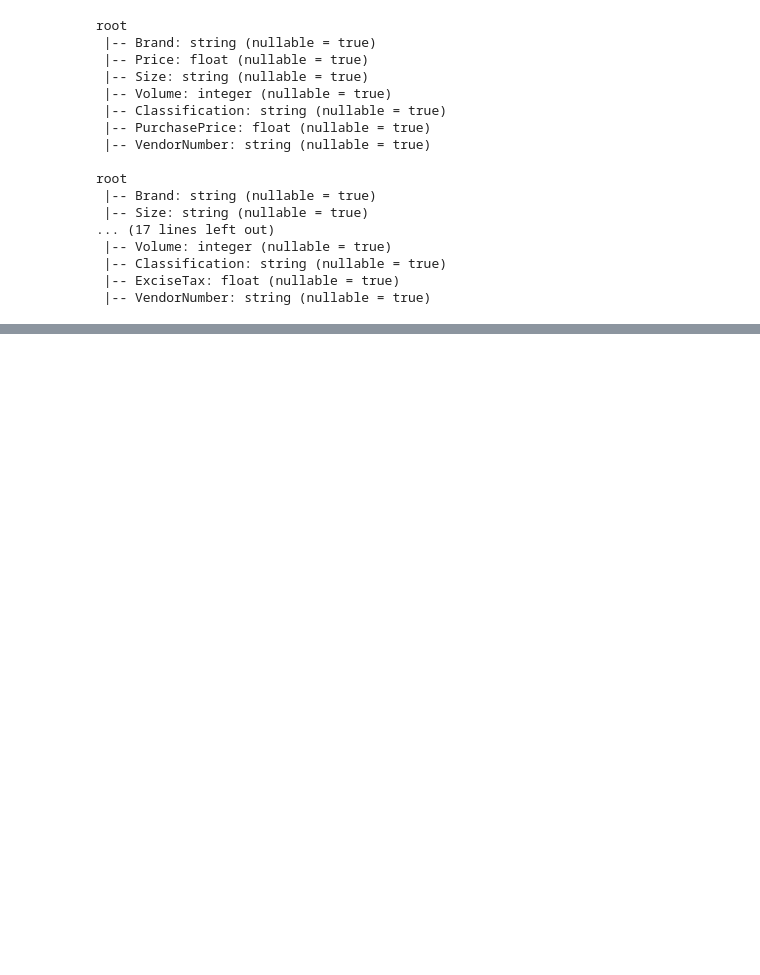
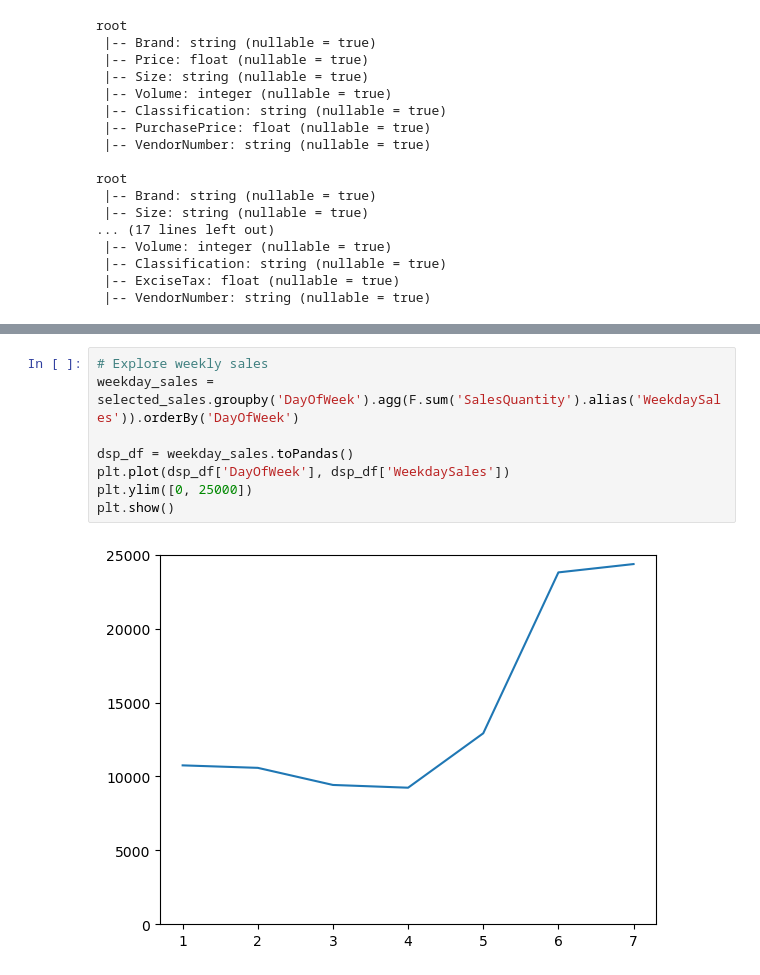
Before and after one commit to lee0210/infosys722-iteration4, a Jupyter notebook: iteration 1.ipynb, the cells around one changed output, grey strips where cells are left out. Saved outputs shown, nothing was run; the diff lists cells and outputs as text; blank space fills up the shorter version.

```diff
--- a/iteration 1.ipynb
+++ b/iteration 1.ipynb
@@ -453,0 +506,10 @@ root
+# %%
+# Explore weekly sales
+weekday_sales = selected_sales.groupby('DayOfWeek').agg(F.sum('SalesQuantity').alias('WeekdaySales')).orderBy('DayOfWeek')
+
+dsp_df = weekday_sales.toPandas()
+plt.plot(dsp_df['DayOfWeek'], dsp_df['WeekdaySales'])
+plt.ylim([0, 25000])
+plt.show()
+# %% [output]
+[figure, added]
```
Also changed, not shown: parts of 28 cells of this notebook.
